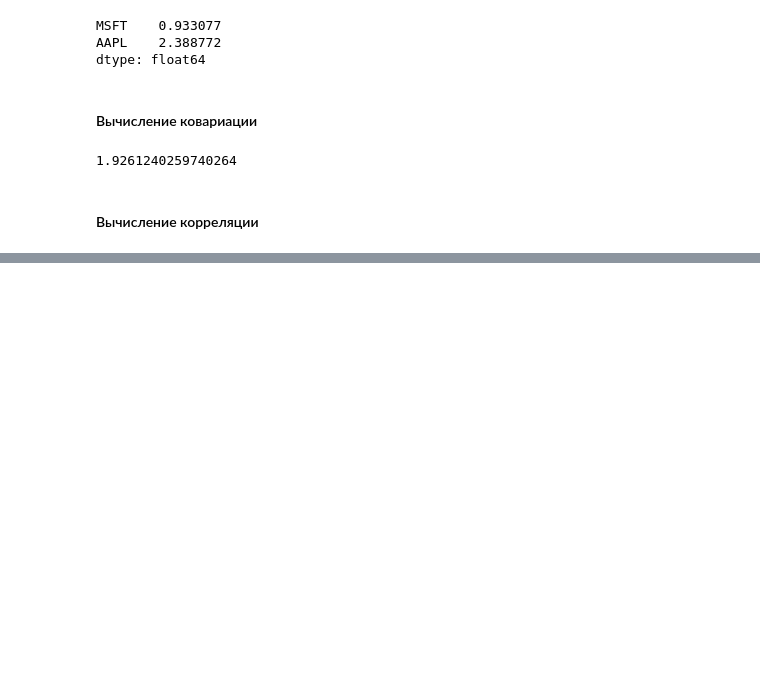
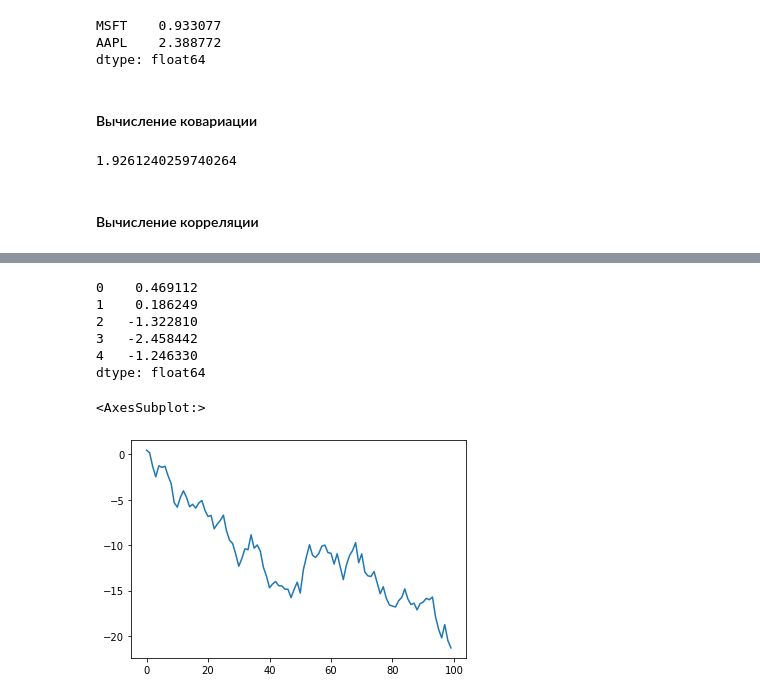
Before and after one commit to che-ig/Machine-learning, a Jupyter notebook: pandas/chapter_8.ipynb, the cells around one changed output, grey strips where cells are left out. Cells and saved outputs as stored; diff of their text form; code cells hidden in the pictures; blank space fills up the shorter version.

```diff
--- a/pandas/chapter_8.ipynb
+++ b/pandas/chapter_8.ipynb
@@ -484,0 +675,19 @@ omh.MSFT.cov(omh.AAPL)
+# %%
+# Создание случайного блуждания
+np.random.seed(123456)
+r = np.random.randn(1000)
+s = pd.Series(r).cumsum()
+s[:5]
+# %% [output]
+0    0.469112
+1    0.186249
+2   -1.322810
+3   -2.458442
+4   -1.246330
+dtype: float64
+# %%
+# Посмотрим на первые 100 значений
+s[:100].plot()
+# %% [output]
+<AxesSubplot:>
+[figure, added]
```
Also changed, not shown: parts of 36 cells of this notebook, 1 other file.
